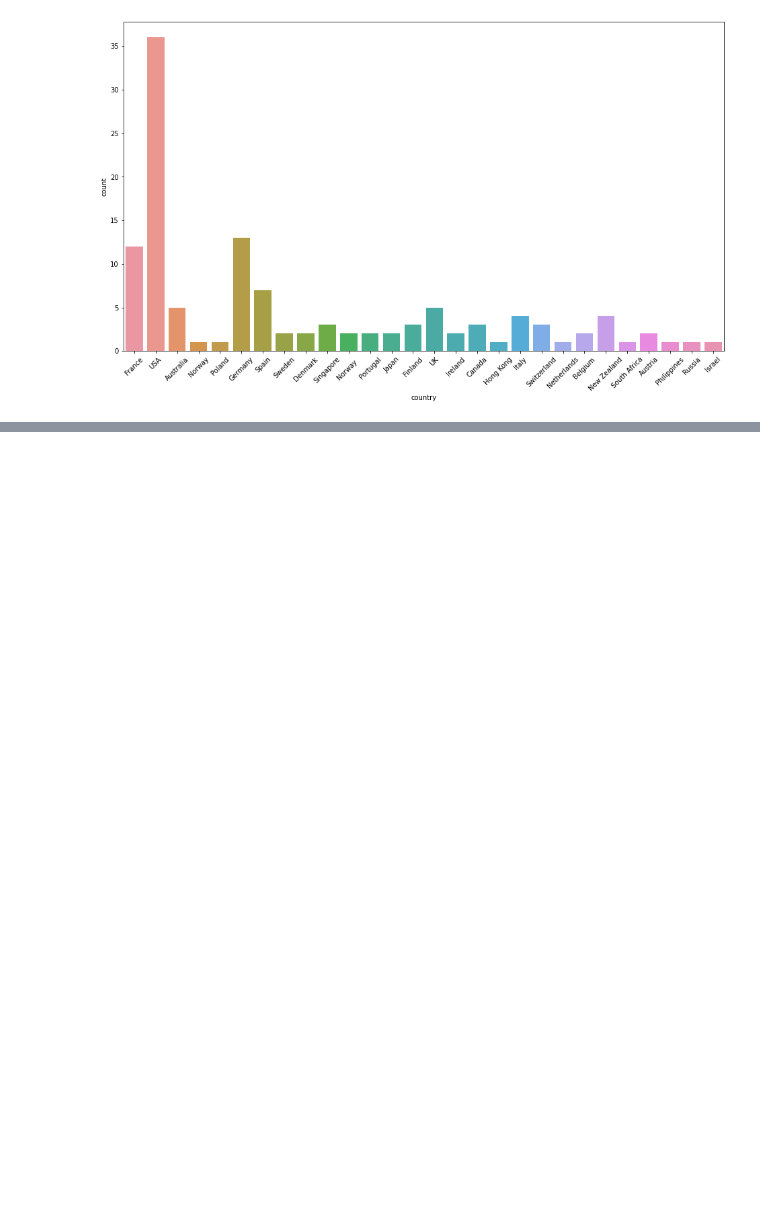
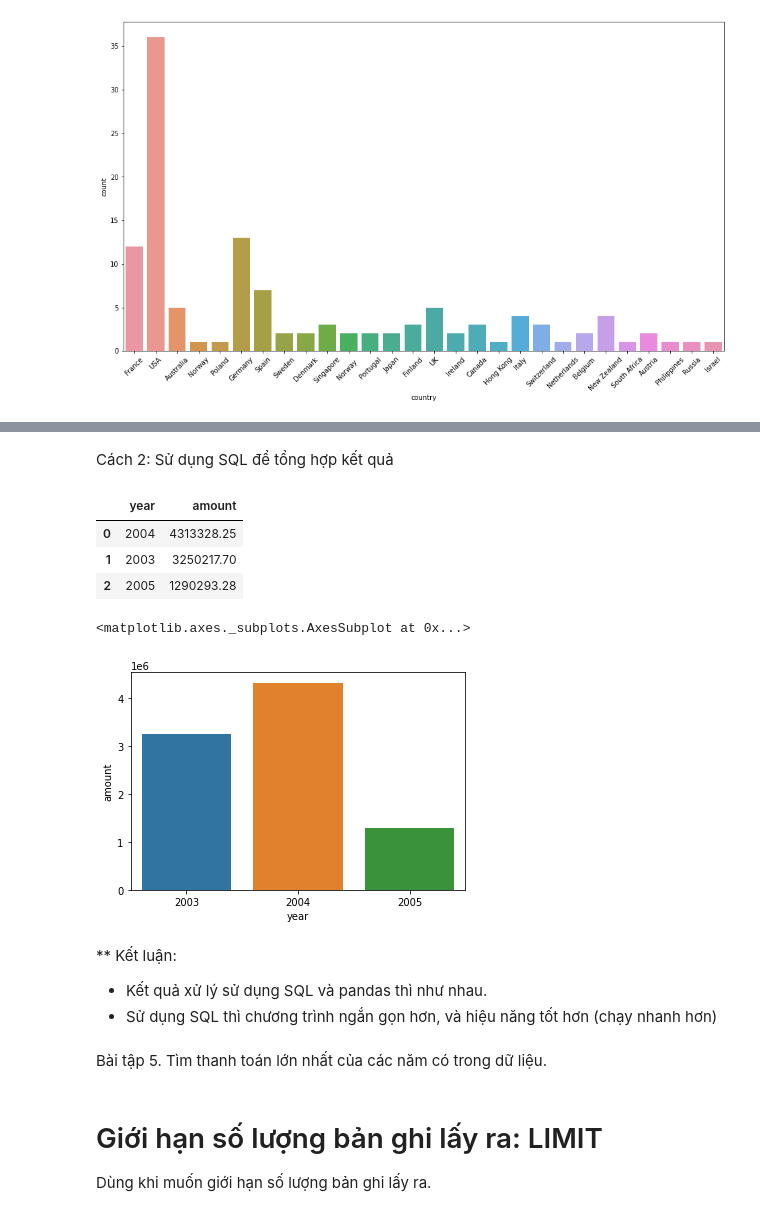
Before and after one commit to hainmit09/DataAnalysis, a Jupyter notebook: Bài_8_SQL.ipynb, the cells around one changed output, grey strips where cells are left out. Drawn from its saved outputs; the diff is of its cells as text; code cells hidden in the pictures; blank space fills up the shorter version.

```diff
--- a/Bài_8_SQL.ipynb
+++ b/Bài_8_SQL.ipynb
@@ -80,0 +180,28 @@ Bài tập 5. Tìm thanh toán lớn nhất của các năm có trong dữ liệ
+# %% [markdown]
+Cách 2: Sử dụng SQL để tổng hợp kết quả
+# %%
+sql = 'SELECT YEAR(paymentDate) AS year, SUM(amount)  as amount  \
+FROM payments \
+GROUP BY year \
+'
+df_3 = pd.read_sql(sql, con=db_connection)
+df_3.head()
+# %% [output]
+|  | year | amount |
+| 0 | 2004 | 4313328.25 |
+| 1 | 2003 | 3250217.70 |
+| 2 | 2005 | 1290293.28 |
+# %%
+sns.barplot(data= df_3, x = 'year', y = 'amount')
+# %% [output]
+<matplotlib.axes._subplots.AxesSubplot at 0x...>
+[figure, added]
+# %% [markdown]
+** Kết luận:
+- Kết quả xử lý sử dụng SQL và pandas thì như nhau.
+- Sử dụng SQL thì chương trình ngắn gọn hơn, và hiệu năng tốt hơn (chạy nhanh hơn)
+# %% [markdown]
+Bài tập 5. Tìm thanh toán lớn nhất của các năm có trong dữ liệu.
+# %% [markdown]
+# Giới hạn số lượng bản ghi lấy ra: LIMIT
+Dùng khi muốn giới hạn số lượng bản ghi lấy ra.
```
Also changed, not shown: parts of 31 cells of this notebook.
